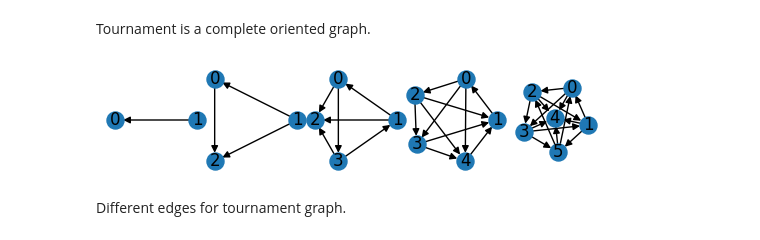
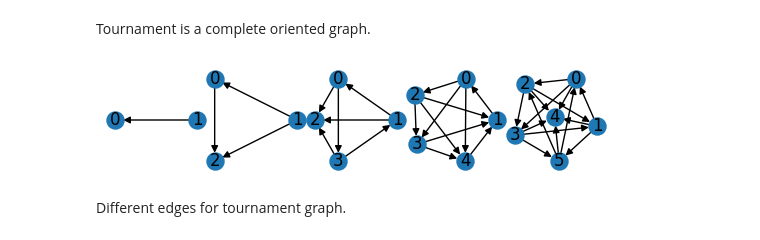
Before and after one commit to lipinski/graph-theory, a Jupyter notebook: definitions.ipynb, the cells around one changed output. Drawn from its saved outputs; the diff is of its cells as text; code cells hidden in the pictures.

```diff
--- a/definitions.ipynb
+++ b/definitions.ipynb
@@ -1099,13 +1101,12 @@ Tournament is a complete oriented graph.
 # %%
 fig, axis = plt.subplots(nrows=1, ncols=5, figsize=(5, 1), )
 plt.subplots_adjust(left=0, bottom=0, right=1, top=1, wspace=0, hspace=0)
 
 for i in range(2, 7):
     H = nx.tournament.random_tournament(i, seed=42)
     nx.draw(H, pos=nx.kamada_kawai_layout(H), node_size=150, with_labels=True, ax=axis[i-2])
-plt.margins(0.2);
 # %% [output]
-[figure, old version]
+[figure, new version]
 # %% [markdown]
 Different edges for tournament graph.
 # %%
```
Also changed, not shown: parts of 12 cells of this notebook.
